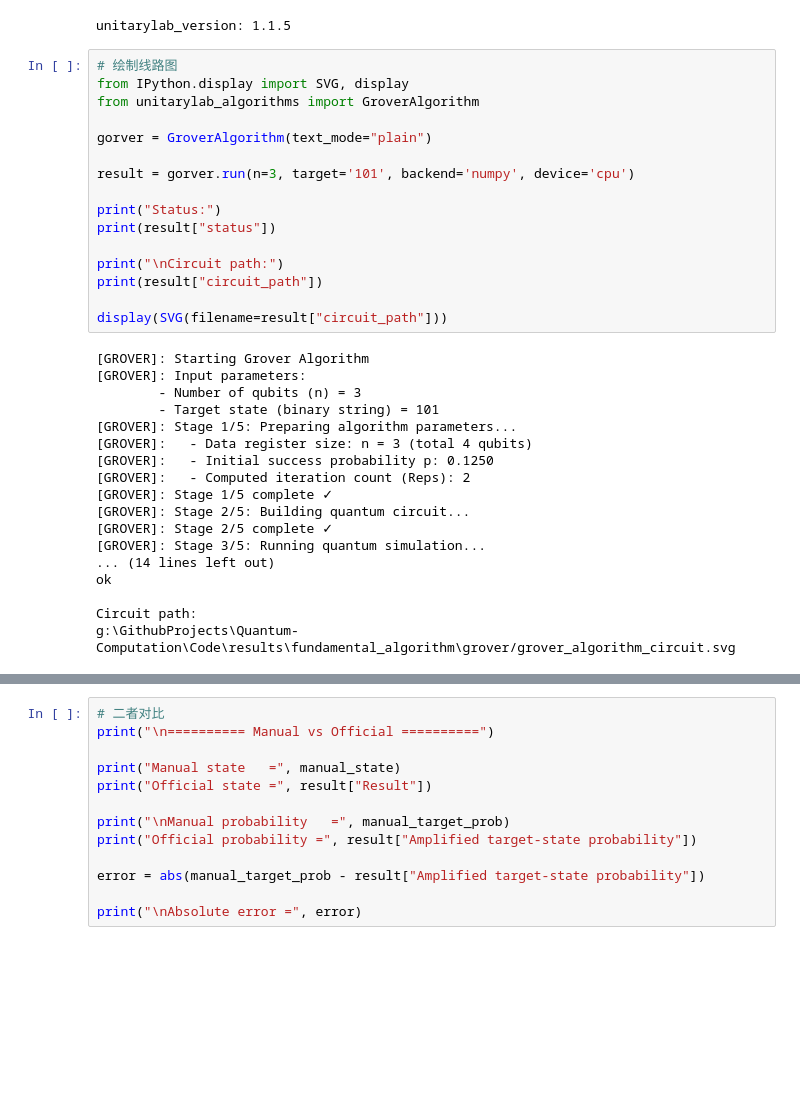
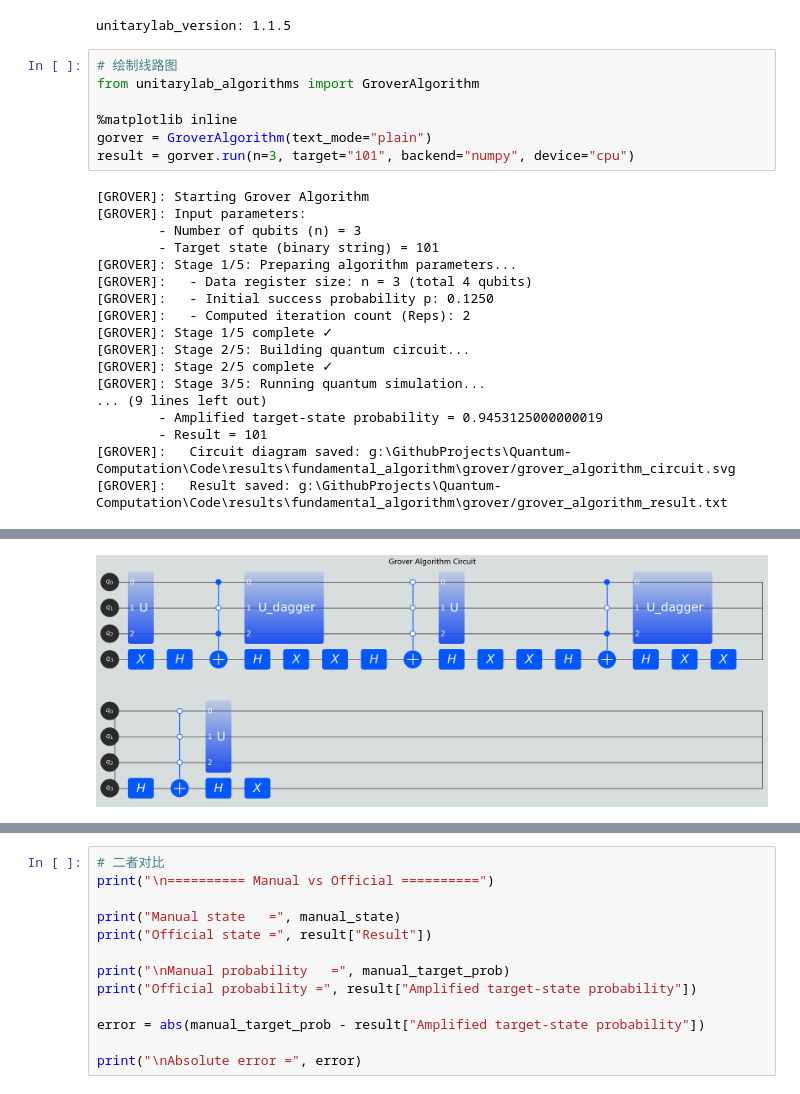
Before and after one commit to Xiao-ming-Niu/Quantum-Computation, a Jupyter notebook: Code/Grover.ipynb, the cells around one changed output, grey strips where cells are left out. Drawn from its saved outputs; the diff is of its cells as text; blank space fills up the shorter version.

```diff
--- a/Code/Grover.ipynb
+++ b/Code/Grover.ipynb
@@ -95,20 +95,11 @@ print("unitarylab_version:", unitarylab.__version__)
 unitarylab_version: 1.1.5
 # %%
 # 绘制线路图
-from IPython.display import SVG, display
 from unitarylab_algorithms import GroverAlgorithm
 
+%matplotlib inline
 gorver = GroverAlgorithm(text_mode="plain")
-
-result = gorver.run(n=3, target='101', backend='numpy', device='cpu')
-
-print("Status:")
-print(result["status"])
-
-print("\nCircuit path:")
-print(result["circuit_path"])
-
-display(SVG(filename=result["circuit_path"]))
+result = gorver.run(n=3, target="101", backend="numpy", device="cpu")
 # %% [output]
 [GROVER]: Starting Grover Algorithm
 [GROVER]: Input parameters:
@@ -122,8 +113,8 @@ display(SVG(filename=result["circuit_path"]))
 [GROVER]: Stage 2/5: Building quantum circuit...
 [GROVER]: Stage 2/5 complete ✓
 [GROVER]: Stage 3/5: Running quantum simulation...
-... (14 lines left out)
-ok
-
-Circuit path:
-g:\GithubProjects\Quantum-Computation\Code\results\fundamental_algorithm\grover/grover_algorithm_circuit.svg
+... (9 lines left out)
+        - Amplified target-state probability = 0.9453125000000019
+        - Result = 101
+[GROVER]:   Circuit diagram saved: g:\GithubProjects\Quantum-Computation\Code\results\fundamental_algorithm\grover/grover_algorithm_circuit.svg
+[GROVER]:   Result saved: g:\GithubProjects\Quantum-Computation\Code\results\fundamental_algorithm\grover/grover_algorithm_result.txt
@@ -131,3 +121,4 @@ g:\GithubProjects\Quantum-Computation\Code\results\fundamental_algorithm\grover/
+[figure, added]
 # %%
 # 手写数值模拟
 import math
```
Also changed, not shown: parts of 3 cells of this notebook, 26 other files.
